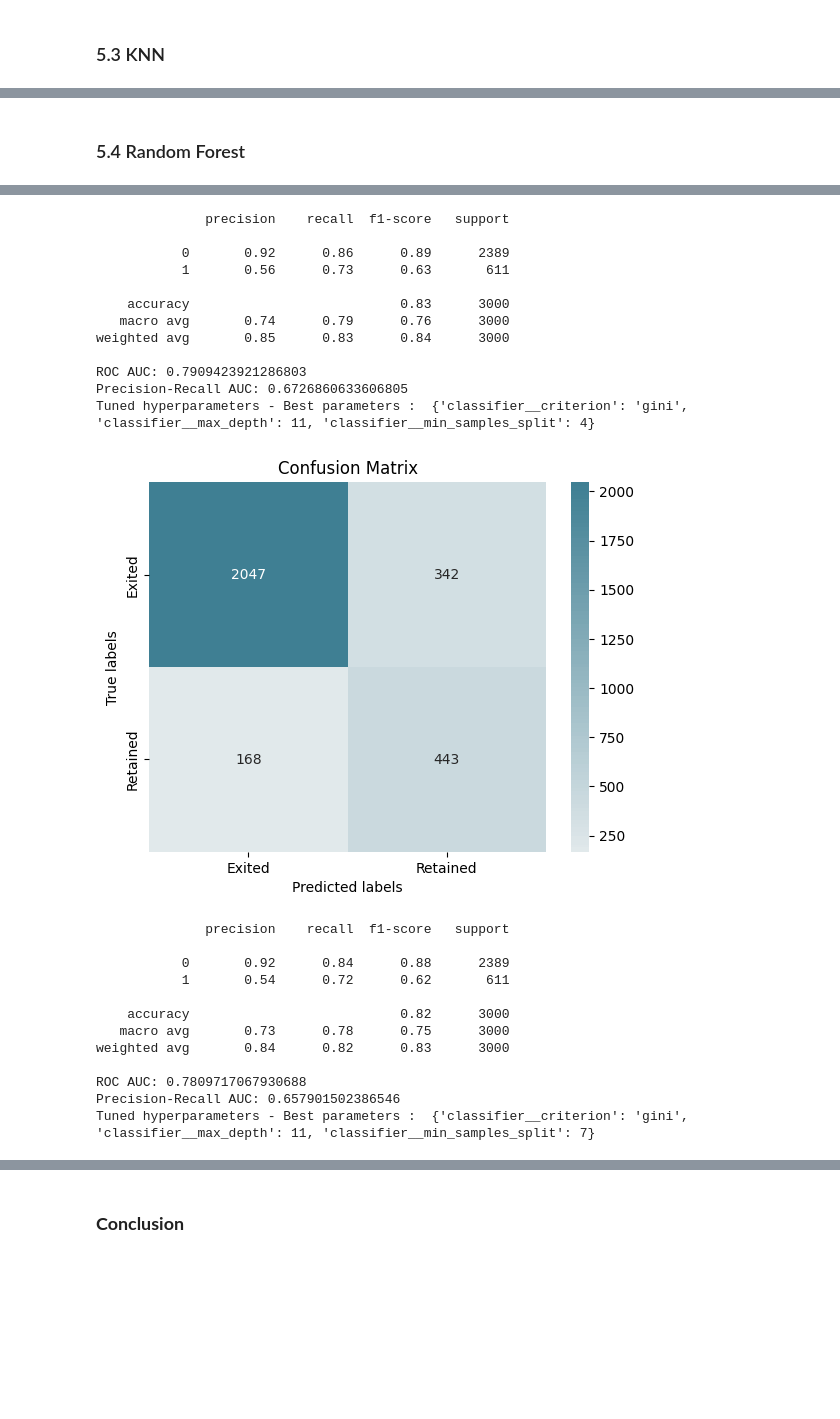
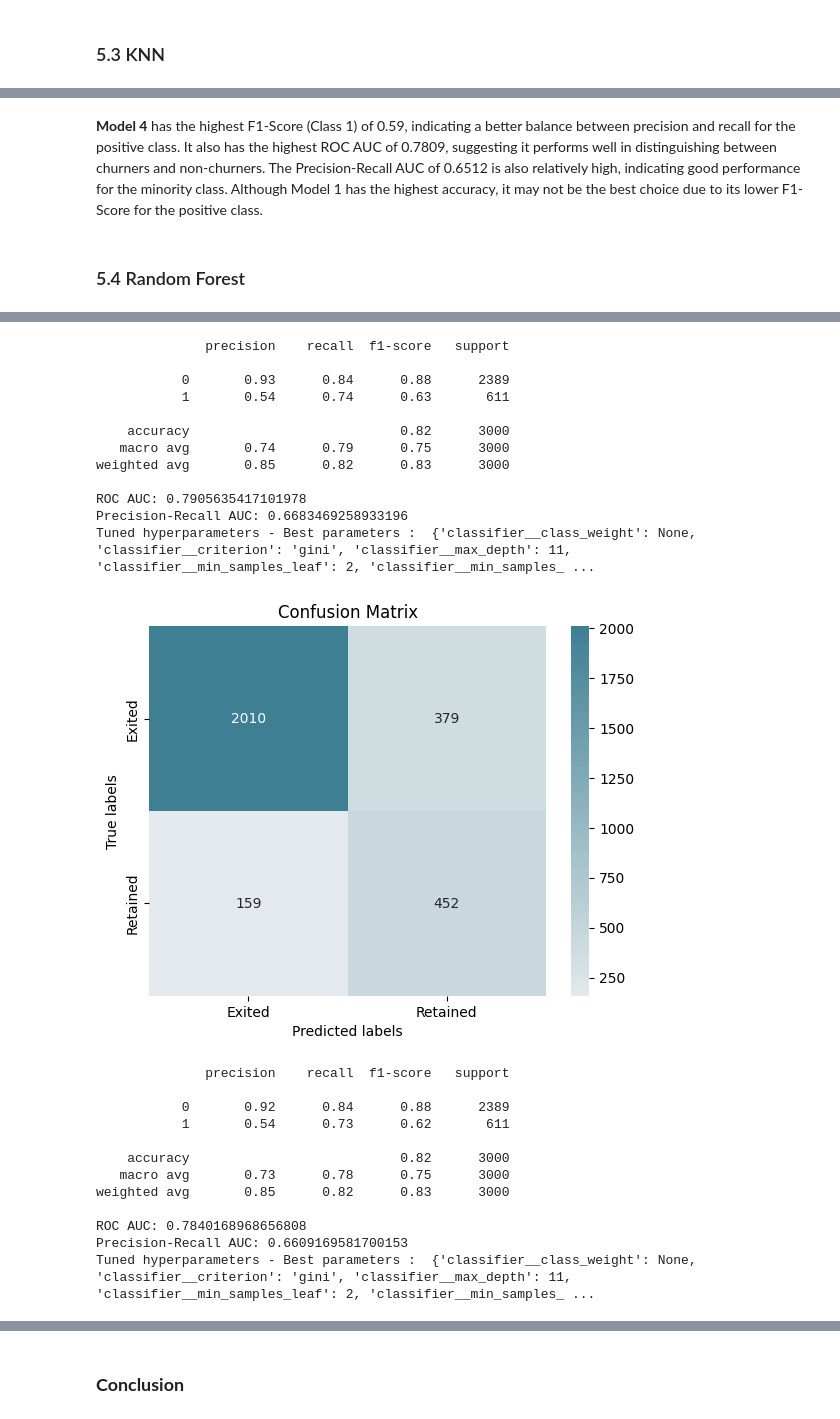
Before and after one commit to Abderrahmane-Chafi/BankCustomerChurnAnalysis, a Jupyter notebook: notebook794dc85e40.ipynb, the cells around one changed output, grey strips where cells are left out. Drawn from its saved outputs; the diff is of its cells as text; code cells hidden in the pictures; blank space fills up the shorter version.

```diff
--- a/notebook794dc85e40.ipynb
+++ b/notebook794dc85e40.ipynb
@@ -529,8 +529,11 @@ stratified_kf = StratifiedKFold(n_splits=5, shuffle=True, random_state=42)
 # %%
 parameters_tree = {
     'classifier__criterion': ['gini', 'entropy'],
+    'classifier__max_depth': [3, 4, 5, 6, 7, 9, 11],
+    'classifier__min_samples_split': [2, 3, 4, 5, 6, 7],
     'classifier__min_samples_leaf': [1, 2, 4, 6, 8],
-    'classifier__min_samples_split': [2, 3, 4, 5, 6, 7],
+    'classifier__max_features': ['sqrt', 'log2'],
+    'classifier__class_weight': [None, 'balanced']
 }
 
 pipeline_tree= Pipeline([
@@ -629,6 +632,8 @@ parameters_lr = {
     'classifier__C': [0.01,0.1,1],
     'classifier__penalty': ['l2'],
     'classifier__solver': ['lbfgs'],
+    'classifier__max_iter': [100, 200, 300],
+    'classifier__class_weight': [None, 'balanced']
 }
 
 pipeline_lr = Pipeline([
@@ -723,6 +735,7 @@ parameters_knn = {
     'classifier__algorithm': ['auto', 'ball_tree', 'kd_tree', 'brute'],
     'classifier__p': [1, 2],
     'classifier__metric': ['minkowski','euclidean','manhattan'],
+    'classifier__weights': ['uniform','distance']#'uniform': All neighbors are weighted equally. 'distance': Neighbors are weighted by the inverse of their distance. Closer neighbors have more influence.
 }
 
 pipeline_knn = Pipeline([
@@ -813,10 +824,17 @@ similar to the logistic regression, the knn without data-level method performed
+# %% [markdown]
+**Model 4** has the highest F1-Score (Class 1) of 0.59, indicating a better balance between precision and recall for the positive class.
+It also has the highest ROC AUC of 0.7809, suggesting it performs well in distinguishing between churners and non-churners.
+The Precision-Recall AUC of 0.6512 is also relatively high, indicating good performance for the minority class.
+Although Model 1 has the highest accuracy, it may not be the best choice due to its lower F1-Score for the positive class.
 # %% [markdown]
 ### 5.4 Random Forest <a class="anchor" id="m2"></a>
 # %%
 parameters_forest = {
+    'classifier__max_depth': [3, 4, 5, 6, 7, 9, 11],
+    'classifier__min_samples_split': [2, 5, 10],
+    'classifier__min_samples_leaf': [1, 2, 4],
     'classifier__criterion': ['gini', 'entropy'],
-    'classifier__max_depth': [3, 4, 5, 6, 7, 9, 11],
-    'classifier__min_samples_split': [2, 3, 4, 5, 6, 7],
+    'classifier__class_weight': [None, 'balanced']
 }
 
 pipeline_forest = Pipeline([
@@ -864,29 +882,29 @@ Tuned hyperparameters - Best parameters :  {'classifier__criterion': 'entropy',
 [figure]
               precision    recall  f1-score   support
 
-           0       0.92      0.86      0.89      2389
-           1       0.56      0.73      0.63       611
+           0       0.93      0.84      0.88      2389
+           1       0.54      0.74      0.63       611
 
-    accuracy                           0.83      3000
-   macro avg       0.74      0.79      0.76      3000
-weighted avg       0.85      0.83      0.84      3000
+    accuracy                           0.82      3000
+   macro avg       0.74      0.79      0.75      3000
+weighted avg       0.85      0.82      0.83      3000
 
-ROC AUC: 0.7909423921286803
-Precision-Recall AUC: 0.6726860633606805
-Tuned hyperparameters - Best parameters :  {'classifier__criterion': 'gini', 'classifier__max_depth': 11, 'classifier__min_samples_split': 4}
+ROC AUC: 0.7905635417101978
+Precision-Recall AUC: 0.6683469258933196
+Tuned hyperparameters - Best parameters :  {'classifier__class_weight': None, 'classifier__criterion': 'gini', 'classifier__max_depth': 11, 'classifier__min_samples_leaf': 2, 'classifier__min_samples_ ...
-[figure, old version]
+[figure, new version]
               precision    recall  f1-score   support
 
            0       0.92      0.84      0.88      2389
-           1       0.54      0.72      0.62       611
+           1       0.54      0.73      0.62       611
 
     accuracy                           0.82      3000
    macro avg       0.73      0.78      0.75      3000
-weighted avg       0.84      0.82      0.83      3000
+weighted avg       0.85      0.82      0.83      3000
 
-ROC AUC: 0.7809717067930688
-Precision-Recall AUC: 0.657901502386546
-Tuned hyperparameters - Best parameters :  {'classifier__criterion': 'gini', 'classifier__max_depth': 11, 'classifier__min_samples_split': 7}
+ROC AUC: 0.7840168968656808
+Precision-Recall AUC: 0.6609169581700153
+Tuned hyperparameters - Best parameters :  {'classifier__class_weight': None, 'classifier__criterion': 'gini', 'classifier__max_depth': 11, 'classifier__min_samples_leaf': 2, 'classifier__min_samples_ ...
 [figure]
               precision    recall  f1-score   support
 
```
Also changed, not shown: parts of 15 cells of this notebook.
